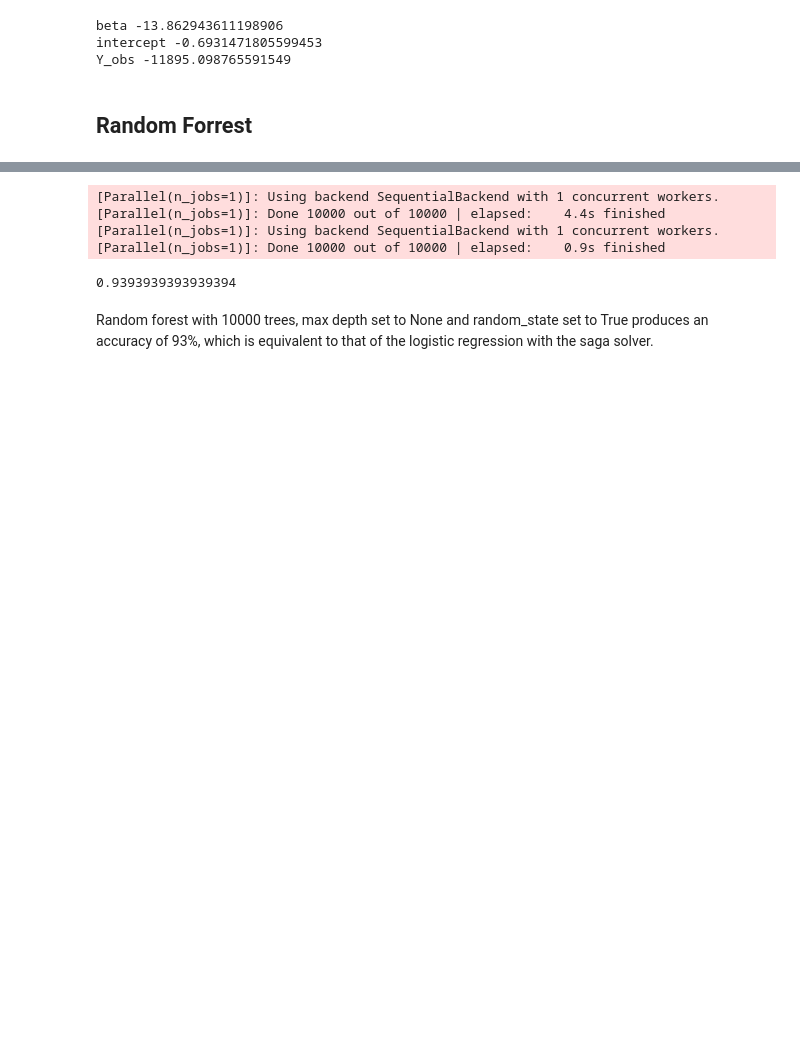
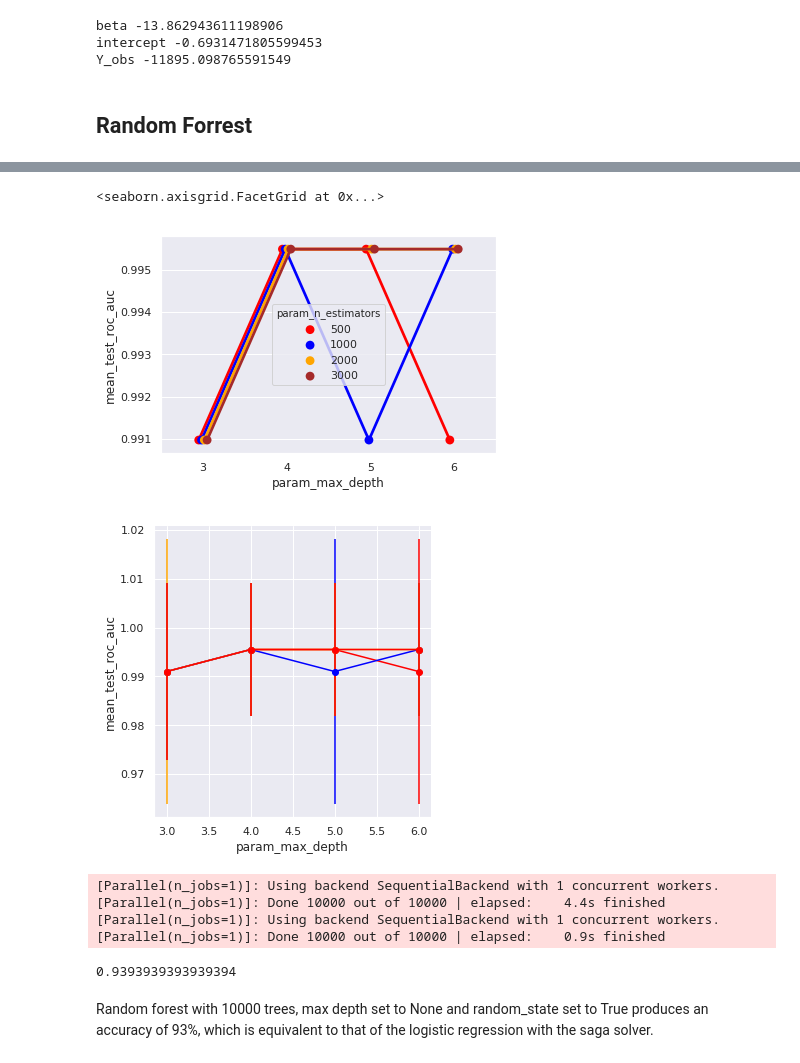
Before and after one commit to adamingas/amazon-rivers, a Jupyter notebook: classification.ipynb, the cells around one changed output, grey strips where cells are left out. Cells and saved outputs as stored; diff of their text form; code cells hidden in the pictures; blank space fills up the shorter version.

```diff
--- a/classification.ipynb
+++ b/classification.ipynb
@@ -206,9 +247,9 @@ def rfr_model(X, y):
         estimator=RandomForestClassifier(),
         param_grid={
             'max_depth': range(3,7),
-            'n_estimators': (500, 1000,2000),
+            'n_estimators': (500, 1000,2000,3000),
         },
-        cv=5, scoring='neg_mean_squared_error', verbose=0,                         n_jobs=-1)
+        cv=10, scoring = ["roc_auc","f1_weighted"], verbose=1, n_jobs=2,refit = "roc_auc",return_train_score = False)
 
     grid_result = gsc.fit(X, y)
     best_params = grid_result.best_params_
@@ -217,6 +258,6 @@ def rfr_model(X, y):
 # Perform K-Fold CV
     #scores = cross_val_score(rfr, X, y, cv=10, scoring='neg_mean_absolute_error')
 
-    return best_params
+    return best_params,grid_result
 # %%
-bestpar =rfr_model(X_train,y_train.bool)
+bestpar,grid =rfr_model(X_train,y_train.bool)
@@ -223,3 +269,19 @@ bestpar =rfr_model(X_train,y_train.bool)
+# %%
+%matplotlib inline
+sns.set()
+gridpd =pd.DataFrame(grid.cv_results_)
+#gridpd.columns
+sns.pointplot(x="param_max_depth",y= "mean_test_roc_auc", palette=["red","blue","orange","brown"],hue="param_n_estimators",
+             data=gridpd,dodge = True,ci ="sd")
+#plt.ylim(0.987,1.001)
+#plt.errorbar(data=gridpd,x = "param_max_depth",y= "mean_test_roc_auc",yerr="std_test_roc_auc")
+g = sns.FacetGrid(gridpd, palette=["red","blue","orange"],hue="param_n_estimators"
+, size=5)
+g.map(plt.errorbar, "param_max_depth","mean_test_roc_auc", "std_test_roc_auc", marker="o")
+# %% [output]
+<seaborn.axisgrid.FacetGrid at 0x...>
+[figure, added]
+[figure, added]
 # %%
 rfr =RandomForestClassifier(max_depth=None, n_estimators=10000,random_state=True, verbose=True)
 rfr.fit(X_train,y_train)
```
Also changed, not shown: parts of 13 cells of this notebook.
